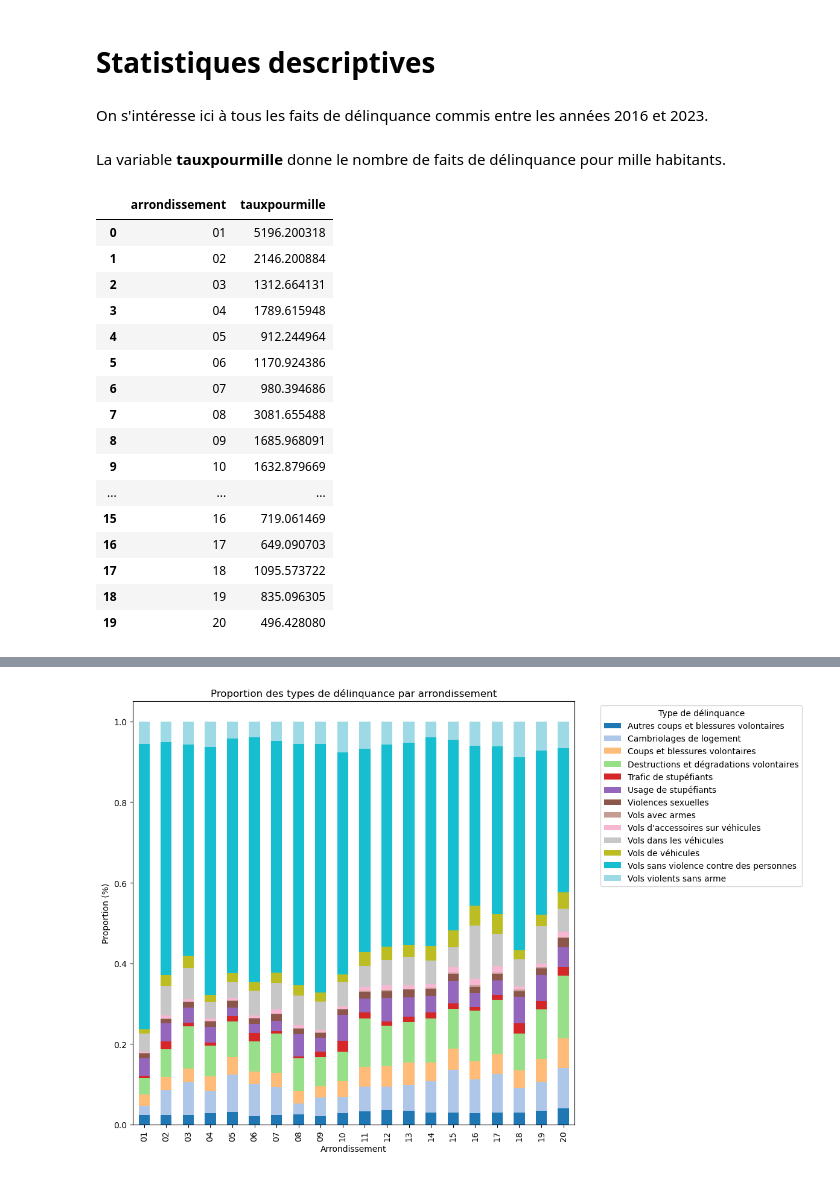
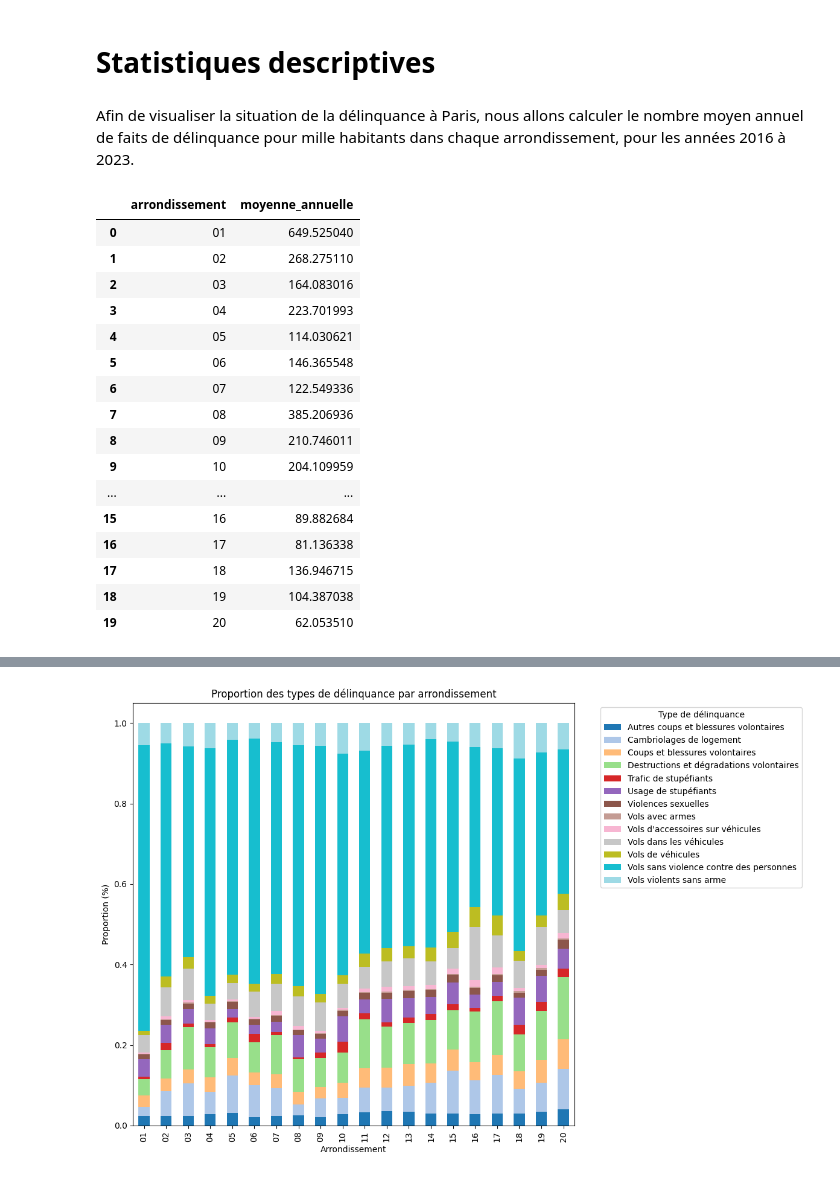
Before and after one commit to Yasmxne/Projet-Python-pour-la-Data-Science, a Jupyter notebook: BaseDélinquance.ipynb, the cells around one changed output, grey strips where cells are left out. Cells and saved outputs as stored; diff of their text form; code cells hidden in the pictures.

```diff
--- a/BaseDélinquance.ipynb
+++ b/BaseDélinquance.ipynb
@@ -86,29 +89,33 @@ df_delinquance['tauxpourmille'] = pd.to_numeric(df_delinquance['tauxpourmille'],
 # %% [markdown]
 # Statistiques descriptives
-# %% [markdown]
-On s'intéresse ici à tous les faits de délinquance commis entre les années 2016 et 2023.
 # %% [markdown]
-La variable **tauxpourmille** donne le nombre de faits de délinquance pour mille habitants.
+Afin de visualiser la situation de la délinquance à Paris, nous allons calculer le nombre moyen annuel de faits de délinquance pour mille habitants dans chaque arrondissement, pour les années 2016 à 2023.
-# %%
-# Création d'un DataFrame simplifié donnant le nombre de faits pour mille habitants par arrondissement
-delinquance_par_arrondissement = df_delinquance.groupby(['arrondissement']).agg({'tauxpourmille': 'sum'}).reset_index()
-delinquance_par_arrondissement
-# %% [output]
-|  | arrondissement | tauxpourmille |
-| 0 | 01 | 5196.200318 |
-| 1 | 02 | 2146.200884 |
-| 2 | 03 | 1312.664131 |
-| 3 | 04 | 1789.615948 |
-| 4 | 05 | 912.244964 |
-| 5 | 06 | 1170.924386 |
-| 6 | 07 | 980.394686 |
-| 7 | 08 | 3081.655488 |
-| 8 | 09 | 1685.968091 |
-| 9 | 10 | 1632.879669 |
-| ... | ... | ... |
-| 15 | 16 | 719.061469 |
-| 16 | 17 | 649.090703 |
-| 17 | 18 | 1095.573722 |
-| 18 | 19 | 835.096305 |
-| 19 | 20 | 496.428080 |
+# %%
+# Groupement par arrondissement et année, et somme des faits de délinquance
+# La variable "tauxpourmille" donne le nombre de faits de délinquance pour mille habitants
+delinquance_par_arrondissement = df_delinquance.groupby(['arrondissement', 'annee'], as_index=False)['tauxpourmille'].sum()
+
+# Calcul d'une moyenne annuelle par arrondissement
+delinquance_par_arrondissement = delinquance_par_arrondissement.groupby('arrondissement', as_index=False)['tauxpourmille'].mean()  # Moyenne annuelle par arrondissement
+
+delinquance_par_arrondissement.rename(columns={'tauxpourmille': 'moyenne_annuelle'}, inplace=True)
+delinquance_par_arrondissement
+# %% [output]
+|  | arrondissement | moyenne_annuelle |
+| 0 | 01 | 649.525040 |
+| 1 | 02 | 268.275110 |
+| 2 | 03 | 164.083016 |
+| 3 | 04 | 223.701993 |
+| 4 | 05 | 114.030621 |
+| 5 | 06 | 146.365548 |
+| 6 | 07 | 122.549336 |
+| 7 | 08 | 385.206936 |
+| 8 | 09 | 210.746011 |
+| 9 | 10 | 204.109959 |
+| ... | ... | ... |
+| 15 | 16 | 89.882684 |
+| 16 | 17 | 81.136338 |
+| 17 | 18 | 136.946715 |
+| 18 | 19 | 104.387038 |
+| 19 | 20 | 62.053510 |
 # %% [markdown]
```
Also changed, not shown: parts of 12 cells of this notebook.
